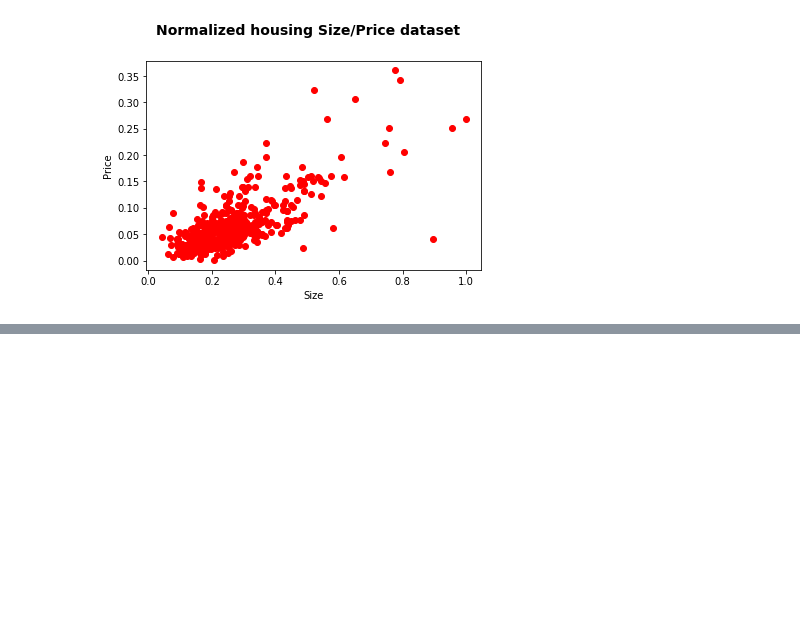
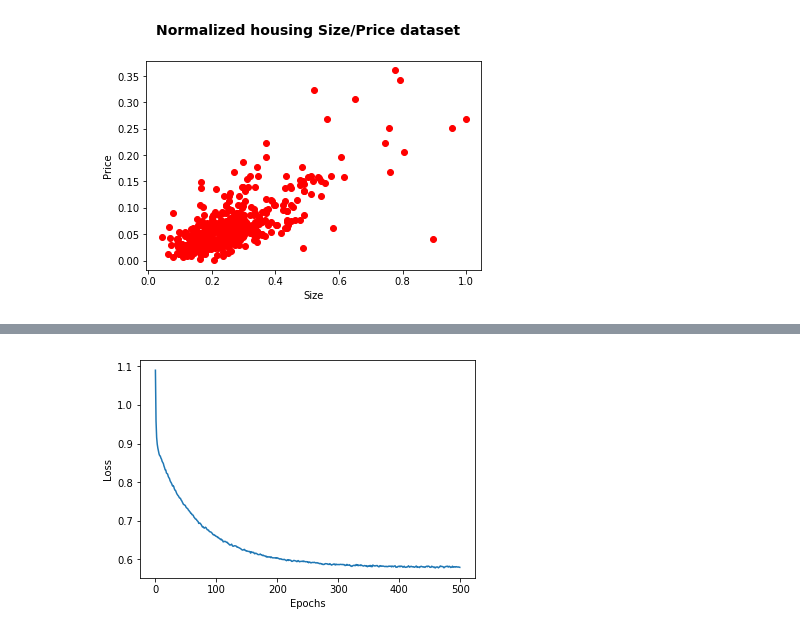
Before and after one commit to sthalles/blog-resources, a Jupyter notebook: gradient-descent/LinearModel.ipynb, the cells around one changed output, grey strips where cells are left out. Drawn from its saved outputs; the diff is of its cells as text; code cells hidden in the pictures; blank space fills up the shorter version.

```diff
--- a/gradient-descent/LinearModel.ipynb
+++ b/gradient-descent/LinearModel.ipynb
@@ -172,0 +152,8 @@ plt.plot(err_test_list)
+# %%
+# plot loss/epoch curve
+plt.plot(err_test_list)
+plt.xlabel('Epochs')
+plt.ylabel('Loss')
+plt.show()
+# %% [output]
+[figure, added]
```
Also changed, not shown: parts of 11 cells of this notebook.
